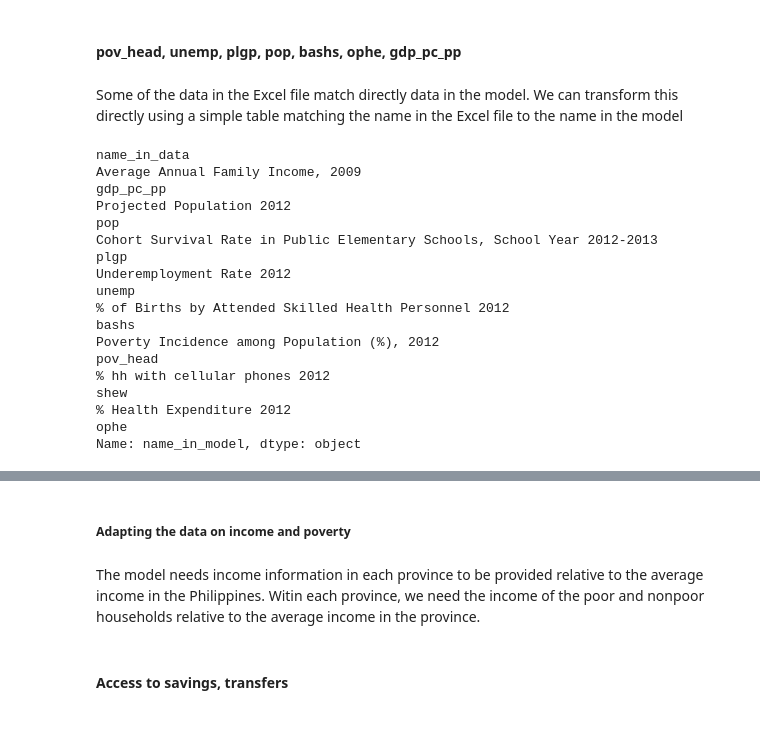
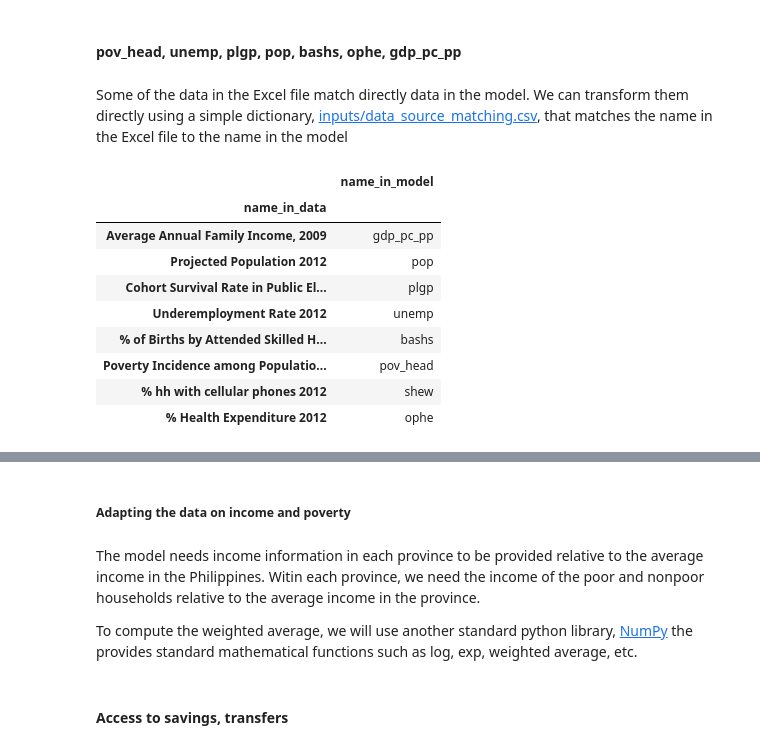
Before and after one commit to adrivsh/resilience_indicator_phl, a Jupyter notebook: data_gathering_demo.ipynb, the cells around one changed output, grey strips where cells are left out. Cells and saved outputs as stored; diff of their text form; code cells hidden in the pictures.

```diff
--- a/data_gathering_demo.ipynb
+++ b/data_gathering_demo.ipynb
@@ -45,20 +37,22 @@ data_from_excel.head() #shows the first lines of the table
 # %% [markdown]
 #### pov_head, 	unemp, 	plgp, 	pop, 	bashs,	ophe, 	gdp_pc_pp
 # %% [markdown]
-Some of the data in the Excel file match directly data in the model. We can transform this directly using a simple table matching the name in the Excel file to the name in the model
+Some of the data in the Excel file match directly data in the model. We can transform them directly using a simple dictionary, [inputs/data_source_matching.csv](inputs/data_source_matching.csv), that matches the name in the Excel file to the name in the model
 # %%
 #reads the CSV file that matches names in excel ot names in the model
-data_source_matching =pd.read_csv("inputs/data_source_matching.csv", index_col="name_in_data", squeeze=True)
-data_source_matching
+data_source_matching =pd.read_csv("inputs/data_source_matching.csv",
+                                  index_col="name_in_data",
+                                 )
+data_source_matching #displays the result
 # %% [output]
-name_in_data
-Average Annual Family Income, 2009                                          gdp_pc_pp
-Projected Population 2012                                                         pop
-Cohort Survival Rate in Public Elementary Schools, School Year 2012-2013         plgp
-Underemployment Rate 2012                                                       unemp
-% of Births by Attended Skilled Health Personnel 2012                           bashs
-Poverty Incidence among Population (%), 2012                                 pov_head
-% hh with cellular phones 2012                                                   shew
-% Health Expenditure 2012                                                        ophe
-Name: name_in_model, dtype: object
+|  | name_in_model |
+| name_in_data |  |
+| Average Annual Family Income, 2009 | gdp_pc_pp |
+| Projected Population 2012 | pop |
+| Cohort Survival Rate in Public El... | plgp |
+| Underemployment Rate 2012 | unemp |
+| % of Births by Attended Skilled H... | bashs |
+| Poverty Incidence among Populatio... | pov_head |
+| % hh with cellular phones 2012 | shew |
+| % Health Expenditure 2012 | ophe |
 # %%
@@ -78,3 +74,5 @@ df.head()
 # %% [markdown]
 The model needs income information in each province to be provided relative to the average income in the Philippines.
 Witin each province, we need the income of the poor and nonpoor households relative to the average income in the province.
+
+To compute the weighted average, we will use another standard python library, [NumPy](http://www.numpy.org/) the provides  standard mathematical functions such as log, exp, weighted average, etc.
```
Also changed, not shown: parts of 40 cells of this notebook, 3 other files.
